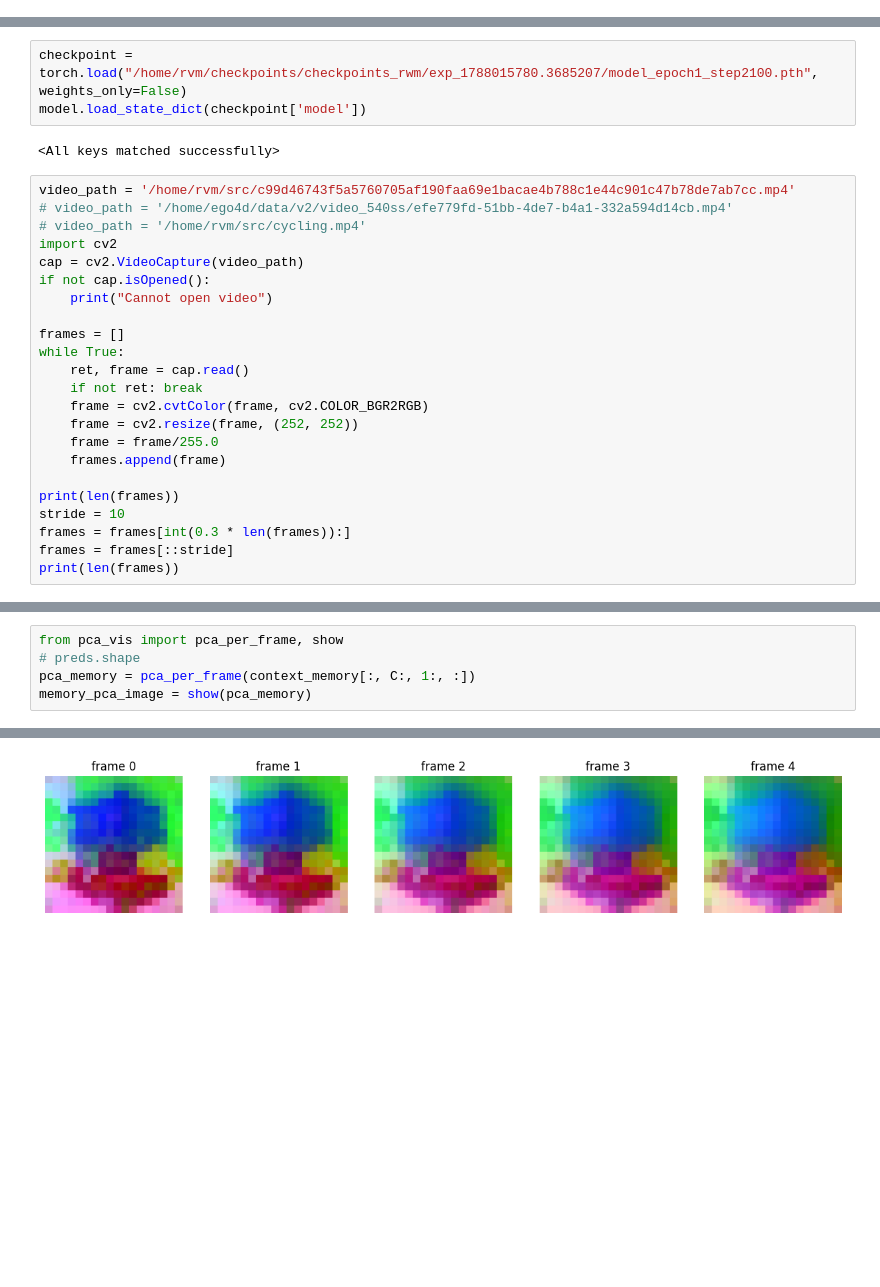
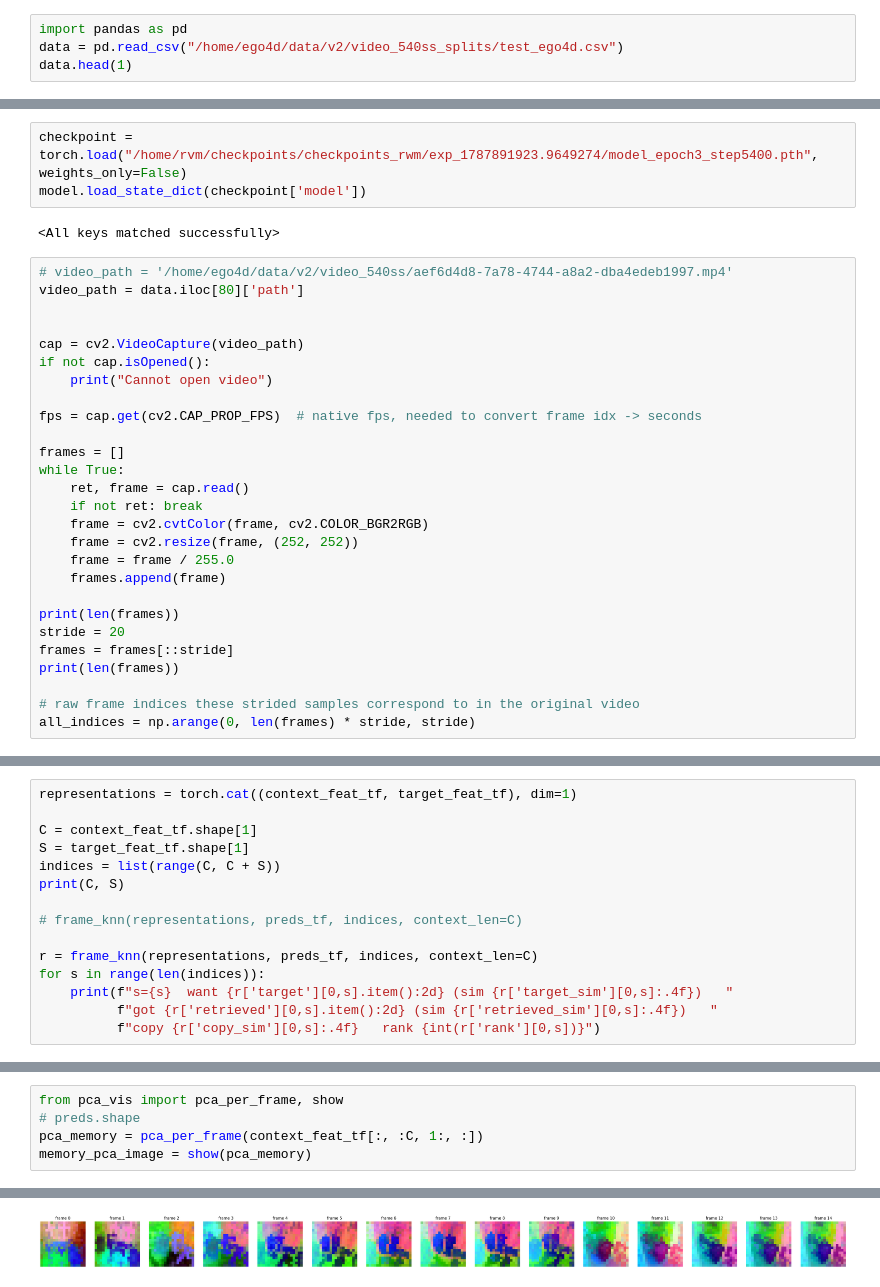
Before and after one commit to maheshreddy24/rwm, a Jupyter notebook: src/inference.ipynb, the cells around one changed output, grey strips where cells are left out. Saved outputs shown, nothing was run; the diff lists cells and outputs as text; blank space fills up the shorter version.

Commit message:
new model

```diff
--- a/src/inference.ipynb
+++ b/src/inference.ipynb
@@ -0,0 +1,4 @@
+# %%
+import pandas as pd
+data = pd.read_csv("/home/ego4d/data/v2/video_540ss_splits/test_ego4d.csv")
+data.head(1)
@@ -13,18 +26,20 @@ model = RecurrentWorldModel(**config.get("model", {}))
 loading the vision encoder from facebook/dinov2-with-registers-small
 Warning: You are sending unauthenticated requests to the HF Hub. Please set a HF_TOKEN to enable higher rate limits and faster downloads.
 # %%
-checkpoint = torch.load("/home/rvm/checkpoints/checkpoints_rwm/exp_1788015780.3685207/model_epoch1_step2100.pth", weights_only=False)
+checkpoint = torch.load("/home/rvm/checkpoints/checkpoints_rwm/exp_1787891923.9649274/model_epoch3_step5400.pth", weights_only=False)
 model.load_state_dict(checkpoint['model'])
 # %% [output]
 <All keys matched successfully>
 # %%
-video_path = '/home/rvm/src/c99d46743f5a5760705af190faa69e1bacae4b788c1e44c901c47b78de7ab7cc.mp4'
-# video_path = '/home/ego4d/data/v2/video_540ss/efe779fd-51bb-4de7-b4a1-332a594d14cb.mp4'
-# video_path = '/home/rvm/src/cycling.mp4'
-import cv2
+# video_path = '/home/ego4d/data/v2/video_540ss/aef6d4d8-7a78-4744-a8a2-dba4edeb1997.mp4'
+video_path = data.iloc[80]['path']
+
+
 cap = cv2.VideoCapture(video_path)
 if not cap.isOpened():
     print("Cannot open video")
+
+fps = cap.get(cv2.CAP_PROP_FPS)  # native fps, needed to convert frame idx -> seconds
 
 frames = []
 while True:
@@ -32,12 +47,14 @@ while True:
     if not ret: break
     frame = cv2.cvtColor(frame, cv2.COLOR_BGR2RGB)
     frame = cv2.resize(frame, (252, 252))
-    frame = frame/255.0
+    frame = frame / 255.0
     frames.append(frame)
 
 print(len(frames))
-stride = 10
-frames = frames[int(0.3 * len(frames)):]
+stride = 20
 frames = frames[::stride]
 print(len(frames))
+
+# raw frame indices these strided samples correspond to in the original video
+all_indices = np.arange(0, len(frames) * stride, stride)
 # %% [output]
@@ -271,0 +196,15 @@ frame 4: explained variance = [0.244 0.136 0.082]  (sum 0.462)
+# %%
+representations = torch.cat((context_feat_tf, target_feat_tf), dim=1)
+
+C = context_feat_tf.shape[1]
+S = target_feat_tf.shape[1]
+indices = list(range(C, C + S))
+print(C, S)
+
+# frame_knn(representations, preds_tf, indices, context_len=C)
+
+r = frame_knn(representations, preds_tf, indices, context_len=C)
+for s in range(len(indices)):
+    print(f"s={s}  want {r['target'][0,s].item():2d} (sim {r['target_sim'][0,s]:.4f})   "
+          f"got {r['retrieved'][0,s].item():2d} (sim {r['retrieved_sim'][0,s]:.4f})   "
+          f"copy {r['copy_sim'][0,s]:.4f}   rank {int(r['rank'][0,s])}")
@@ -272,6 +259,6 @@ frame 4: explained variance = [0.244 0.136 0.082]  (sum 0.462)
 # %%
 from pca_vis import pca_per_frame, show
 # preds.shape
-pca_memory = pca_per_frame(context_memory[:, C:, 1:, :])
+pca_memory = pca_per_frame(context_feat_tf[:, :C, 1:, :])
 memory_pca_image = show(pca_memory)
 # %% [output]
@@ -283 +280 @@ frame 4: explained variance = [0.28  0.14  0.121]  (sum 0.541)
-[figure, old version]
+[figure, new version]
```
Also changed, not shown: parts of 36 cells of this notebook, 1 other file.
